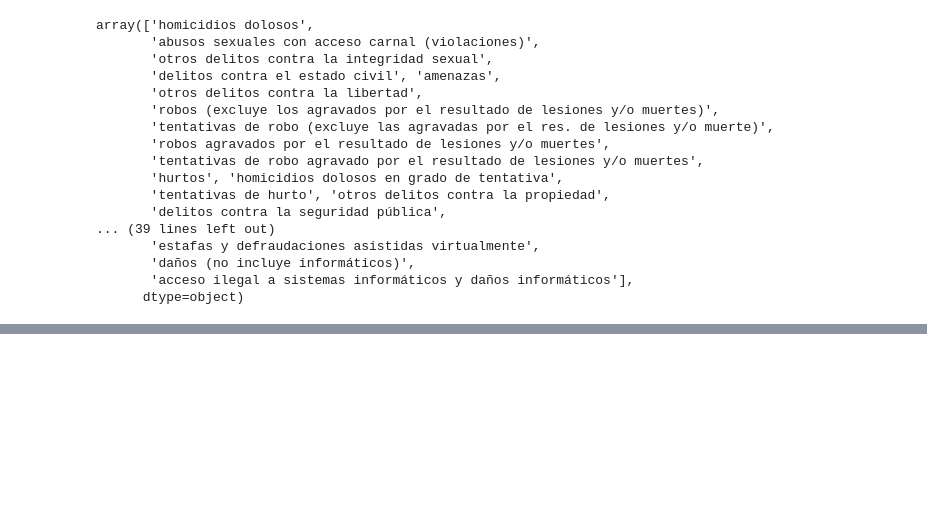
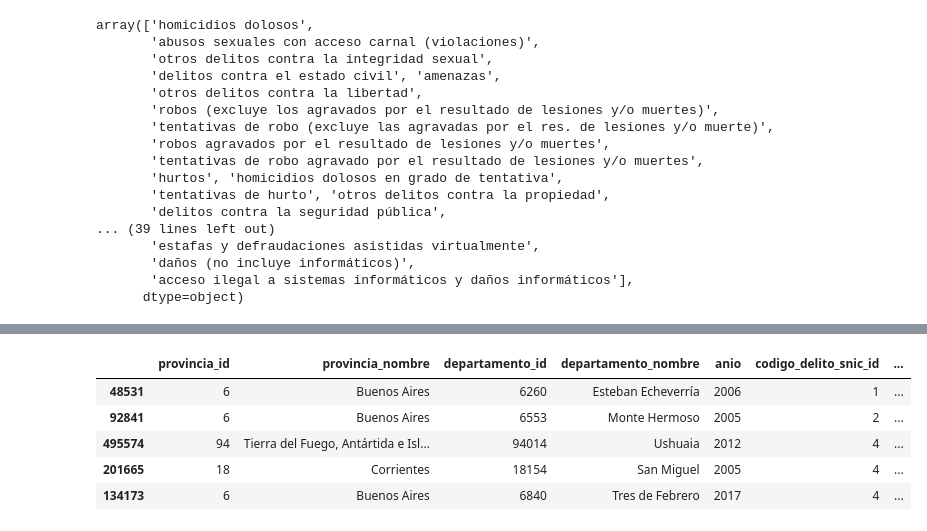
Before and after one commit to Sabri-Nang/analisis_datos, a Jupyter notebook: analisis_estadisticas_criminales.ipynb, the cells around one changed output, grey strips where cells are left out. Cells and saved outputs as stored; diff of their text form; code cells hidden in the pictures; blank space fills up the shorter version.

Commit message:
add analisis_homicidios

```diff
--- a/analisis_estadisticas_criminales.ipynb
+++ b/analisis_estadisticas_criminales.ipynb
@@ -290,0 +317,10 @@ dtype: int64
+# %%
+df_homicidios = df[df['codigo_delito_snic_nombre'].str.contains('homicidio')]
+df_homicidios.sample(5)
+# %% [output]
+|  | provincia_id | provincia_nombre | departamento_id | departamento_nombre | anio | codigo_delito_snic_id | ... |
+| 48531 | 6 | Buenos Aires | 6260 | Esteban Echeverría | 2006 | 1 | ... |
+| 92841 | 6 | Buenos Aires | 6553 | Monte Hermoso | 2005 | 2 | ... |
+| 495574 | 94 | Tierra del Fuego, Antártida e Isl... | 94014 | Ushuaia | 2012 | 4 | ... |
+| 201665 | 18 | Corrientes | 18154 | San Miguel | 2005 | 4 | ... |
+| 134173 | 6 | Buenos Aires | 6840 | Tres de Febrero | 2017 | 4 | ... |
```
Also changed, not shown: parts of 12 cells of this notebook.
